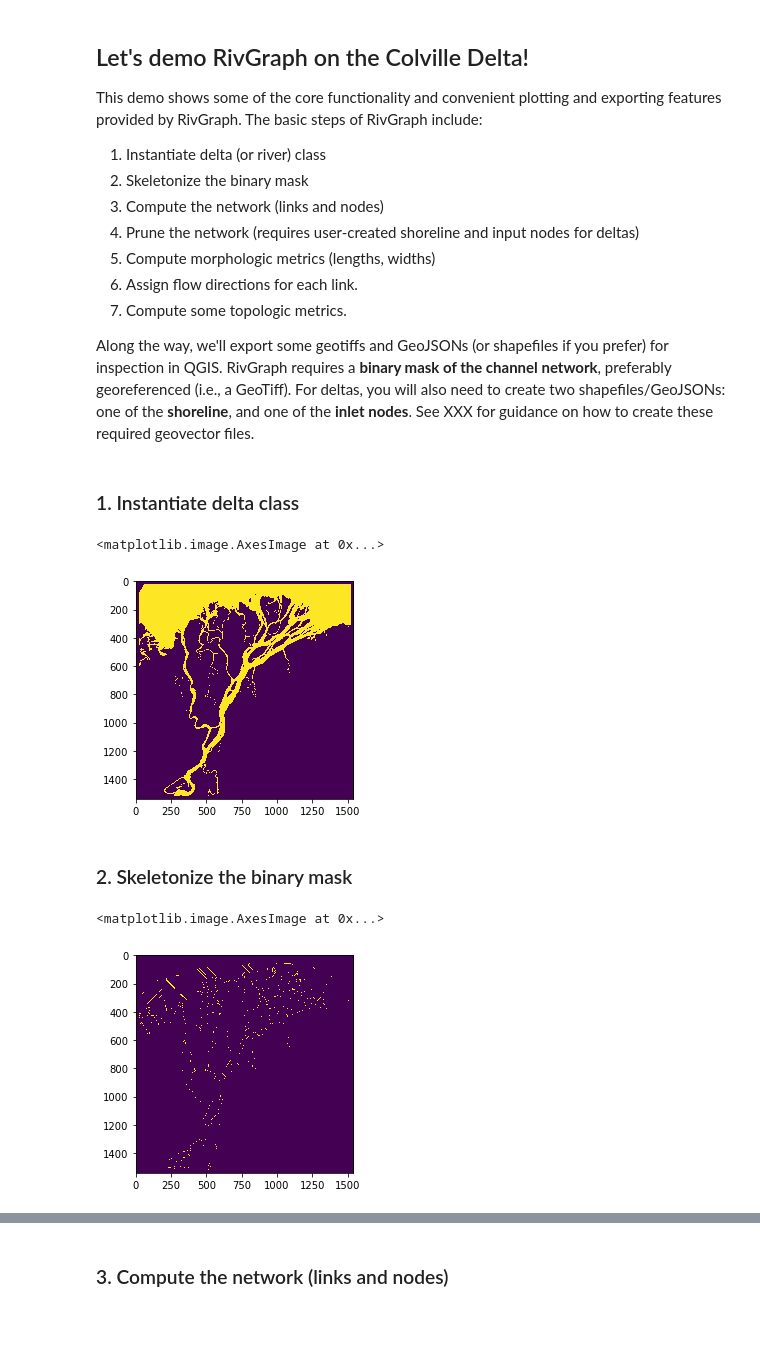
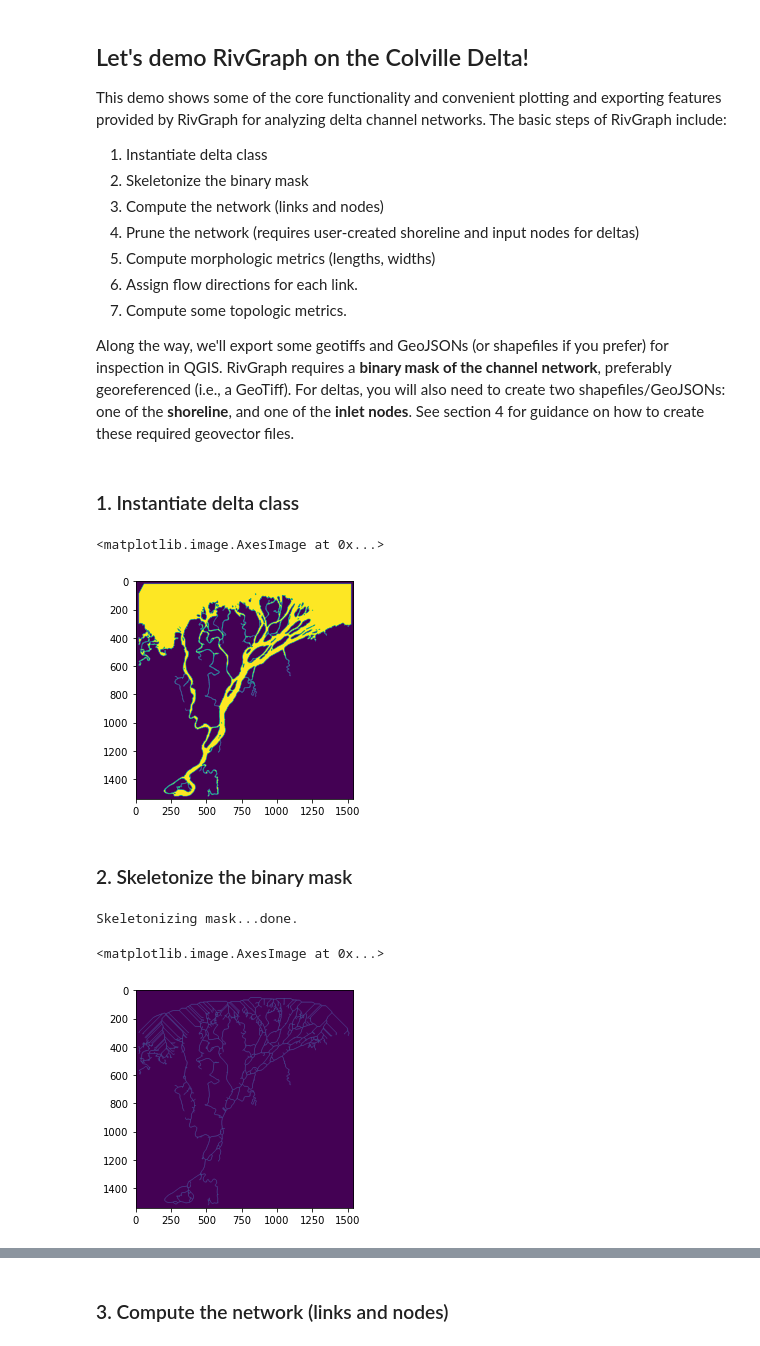
Before and after one commit to VeinsOfTheEarth/RivGraph, a Jupyter notebook: examples/delta_example.ipynb, the cells around one changed output, grey strips where cells are left out. Drawn from its saved outputs; the diff is of its cells as text; code cells hidden in the pictures.

Commit message:
updating delta example

```diff
--- a/examples/delta_example.ipynb
+++ b/examples/delta_example.ipynb
@@ -1,7 +1,8 @@
 # %% [markdown]
 ## Let's demo RivGraph on the Colville Delta!
-This demo shows some of the core functionality and convenient plotting and exporting features provided by RivGraph. The basic steps of RivGraph include:
-1. Instantiate delta (or river) class
+This demo shows some of the core functionality and convenient plotting and exporting features provided by RivGraph for analyzing delta channel networks. The basic steps of RivGraph include:
+
+1. Instantiate delta class
 2. Skeletonize the binary mask
 3. Compute the network (links and nodes)
 4. Prune the network (requires user-created shoreline and input nodes for deltas)
@@ -9,31 +10,30 @@ This demo shows some of the core functionality and convenient plotting and expor
 6. Assign flow directions for each link.
 7. Compute some topologic metrics.
 
-Along the way, we'll export some geotiffs and GeoJSONs (or shapefiles if you prefer) for inspection in QGIS. RivGraph requires a **binary mask of the channel network**, preferably georeferenced (i.e., a GeoTiff). For deltas, you will also need to create two shapefiles/GeoJSONs: one of the **shoreline**, and one of the **inlet nodes**. See XXX for guidance on how to create these required geovector files.
+Along the way, we'll export some geotiffs and GeoJSONs (or shapefiles if you prefer) for inspection in QGIS. RivGraph requires a **binary mask of the channel network**, preferably georeferenced (i.e., a GeoTiff). For deltas, you will also need to create two shapefiles/GeoJSONs: one of the **shoreline**, and one of the **inlet nodes**. See section 4 for guidance on how to create these required geovector files.
 # %% [markdown]
 ### 1. Instantiate delta class
 # %%
 from rivgraph.classes import delta
 import matplotlib.pyplot as plt
-import os
 
 # Define the path to the georeferenced binary image.
-mask_path = './data/Colville_islands_filled.tif'
+mask_path = "./data/Colville_Delta/Colville_mask.tif"
 
 # Results will be saved with this name
 name = 'Colville'
 
 # A folder called Colville will be created within this path for storing outputs
-results_folder = './data/Results'
+results_folder = './data/Colville_Delta/Results'
 
 # Boot up the delta class! We set verbose=True to see progress of processing.
 colville = delta(name, mask_path, results_folder=results_folder, verbose=True)
 
 # The mask has been re-binarized and stored as an attribute of colville:
 plt.imshow(colville.Imask)
 # %% [output]
 <matplotlib.image.AxesImage at 0x...>
-[figure, old version]
+[figure, new version]
 # %% [markdown]
 ### 2. Skeletonize the binary mask
 # %%
@@ -43,5 +43,6 @@ colville.skeletonize()
 # After running, colville has a new attribute: Iskel. Let's take a look.
 plt.imshow(colville.Iskel)
 # %% [output]
-<matplotlib.image.AxesImage at 0x...>
+Skeletonizing mask...done.
+<matplotlib.image.AxesImage at 0x...>
-[figure, old version]
+[figure, new version]
```
Also changed, not shown: parts of 19 cells of this notebook.
